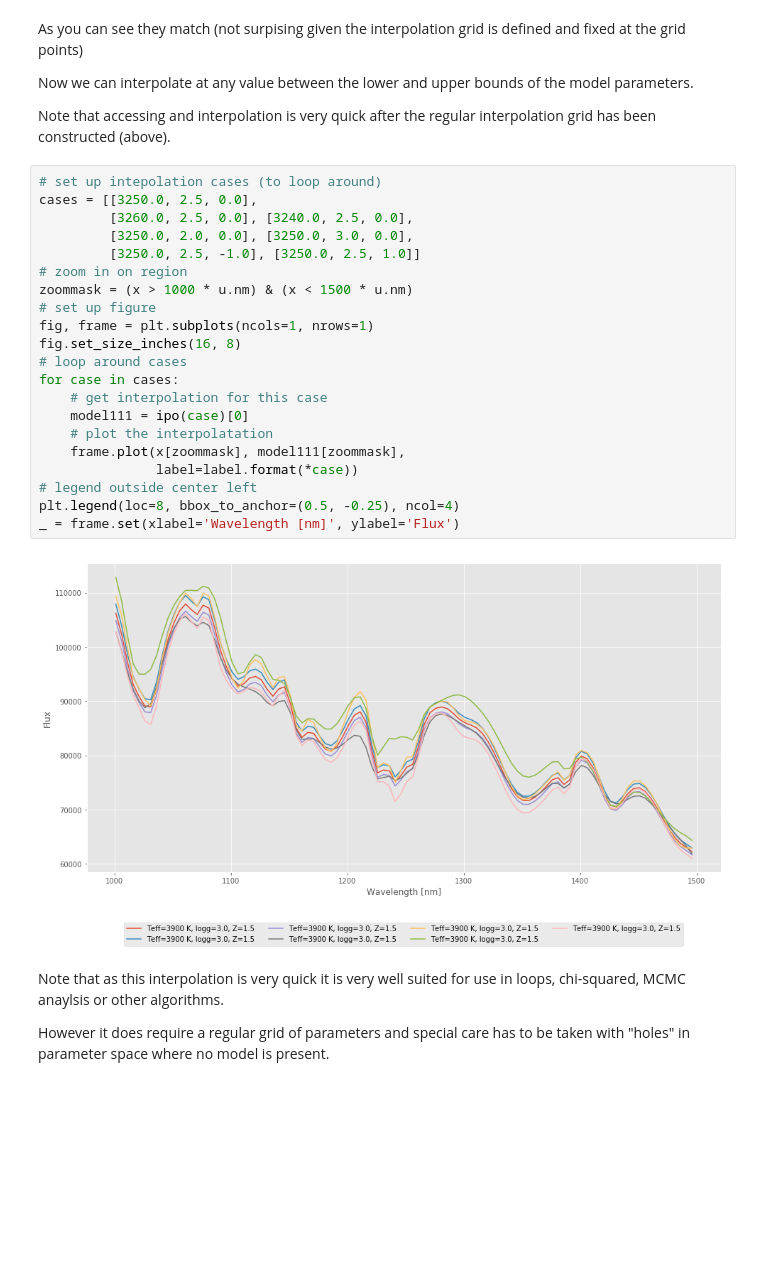
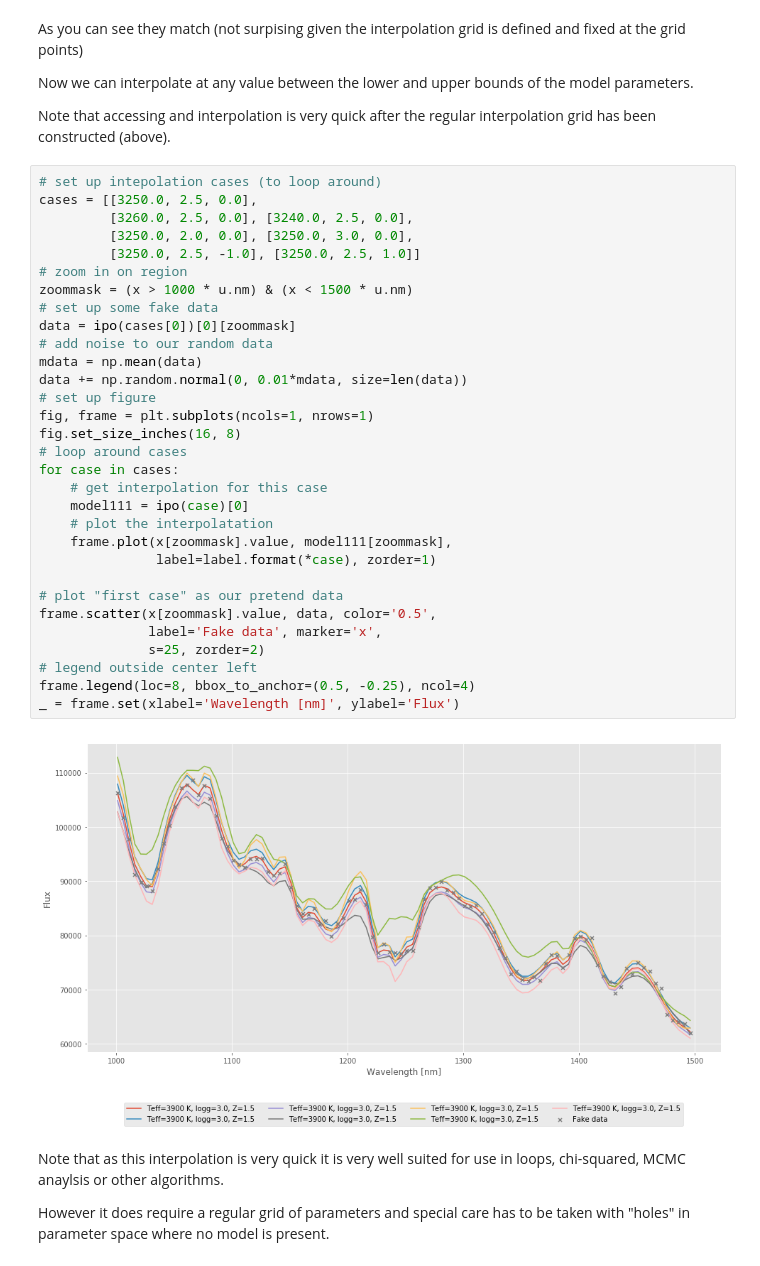
Before and after one commit to njcuk9999/neil_python_examples, a Jupyter notebook: scipy/regular_grid_interpolation.ipynb, the cells around one changed output. Cells and saved outputs as stored; diff of their text form; blank space fills up the shorter version.

Commit message:
finialising plots

```diff
--- a/scipy/regular_grid_interpolation.ipynb
+++ b/scipy/regular_grid_interpolation.ipynb
@@ -213,26 +213,36 @@ Note that accessing and interpolation is very quick after the regular interpolat
 # %%
 # set up intepolation cases (to loop around)
 cases = [[3250.0, 2.5, 0.0],
          [3260.0, 2.5, 0.0], [3240.0, 2.5, 0.0],
          [3250.0, 2.0, 0.0], [3250.0, 3.0, 0.0],
          [3250.0, 2.5, -1.0], [3250.0, 2.5, 1.0]]
 # zoom in on region
 zoommask = (x > 1000 * u.nm) & (x < 1500 * u.nm)
+# set up some fake data
+data = ipo(cases[0])[0][zoommask]
+# add noise to our random data
+mdata = np.mean(data)
+data += np.random.normal(0, 0.01*mdata, size=len(data))
 # set up figure
 fig, frame = plt.subplots(ncols=1, nrows=1)
 fig.set_size_inches(16, 8)
 # loop around cases
 for case in cases:
     # get interpolation for this case
     model111 = ipo(case)[0]
     # plot the interpolatation
-    frame.plot(x[zoommask], model111[zoommask],
-               label=label.format(*case))
+    frame.plot(x[zoommask].value, model111[zoommask],
+               label=label.format(*case), zorder=1)
+
+# plot "first case" as our pretend data
+frame.scatter(x[zoommask].value, data, color='0.5',
+              label='Fake data', marker='x',
+              s=25, zorder=2)
 # legend outside center left
-plt.legend(loc=8, bbox_to_anchor=(0.5, -0.25), ncol=4)
+frame.legend(loc=8, bbox_to_anchor=(0.5, -0.25), ncol=4)
 _ = frame.set(xlabel='Wavelength [nm]', ylabel='Flux')
 # %% [output]
-[figure, old version]
+[figure, new version]
 # %% [markdown]
 Note that as this interpolation is very quick it is very well suited for use in loops, chi-squared, MCMC anaylsis or other algorithms.
 
```
